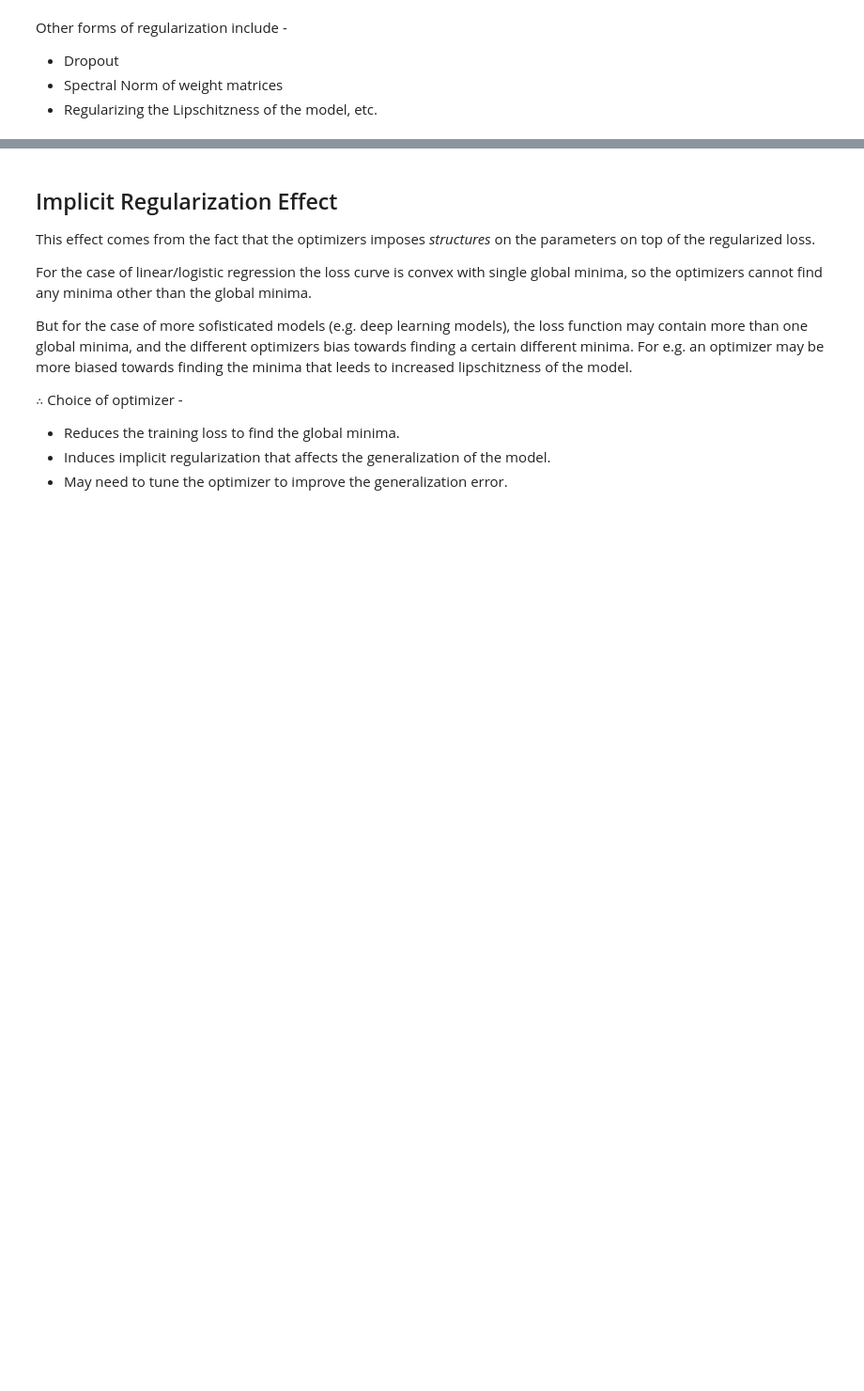
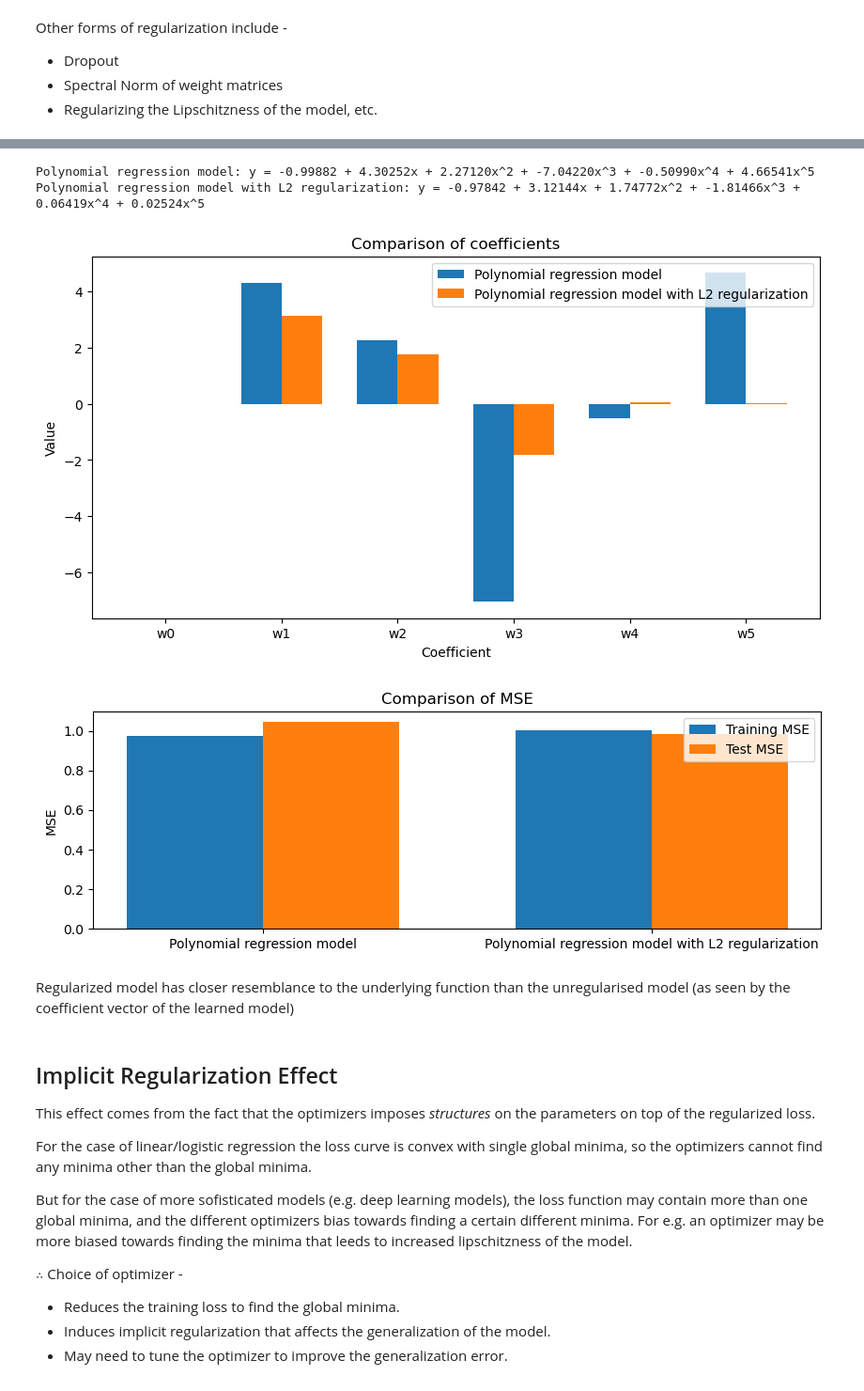
Before and after one commit to AshishSinha5/course_notes, a Jupyter notebook: cs229/chapter_9.ipynb, the cells around one changed output, grey strips where cells are left out. Shown at 94% size. Drawn from its saved outputs; the diff is of its cells as text; code cells hidden in the pictures; blank space fills up the shorter version.

```diff
--- a/cs229/chapter_9.ipynb
+++ b/cs229/chapter_9.ipynb
@@ -85,3 +216,43 @@ Other forms of regularization include -
+# %%
+# compare the coefficients of the two models
+print('Polynomial regression model: y = {:.5f} + {:.5f}x + {:.5f}x^2 + {:.5f}x^3 + {:.5f}x^4 + {:.5f}x^5'.format(model.intercept_[0], model.coef_[0][1], model.coef_[0][2], model.coef_[0][3], model.coef_[0][4], model.coef_[0][5]))
+print('Polynomial regression model with L2 regularization: y = {:.5f} + {:.5f}x + {:.5f}x^2 + {:.5f}x^3 + {:.5f}x^4 + {:.5f}x^5'.format(reg_model.intercept_[0], reg_model.coef_[0][1], reg_model.coef_[0][2], reg_model.coef_[0][3], reg_model.coef_[0][4], reg_model.coef_[0][5]))
+
+# bar plot of the coefficients two bars for each coefficient
+fig, ax = plt.subplots(figsize = (10, 5))
+ax.bar(np.arange(6), model.coef_[0], width = 0.35, label = 'Polynomial regression model')
+ax.bar(np.arange(6) + 0.35, reg_model.coef_[0], width = 0.35, label = 'Polynomial regression model with L2 regularization')
+ax.set_xticks(np.arange(6) + 0.35 / 2)
+ax.set_xticklabels(['w0', 'w1', 'w2', 'w3', 'w4', 'w5'])
+ax.set_xlabel('Coefficient')
+ax.set_ylabel('Value')
+ax.legend()
+plt.title('Comparison of coefficients')
+plt.show()
+
+# compare the MSE of the two models
+model_train_mse = mean_squared_error(train_y, model.predict(poly.transform(train_x)))
+model_test_mse = mean_squared_error(test_y, model.predict(poly.transform(test_x)))
+
+reg_model_train_mse = mean_squared_error(train_y, reg_model.predict(poly.transform(train_x)))
+reg_model_test_mse = mean_squared_error(test_y, reg_model.predict(poly.transform(test_x)))
+
+fig, ax = plt.subplots(figsize = (10, 3))
+ax.bar(np.arange(2), [model_train_mse, reg_model_train_mse], width = 0.35, label = 'Training MSE')
+ax.bar(np.arange(2) + 0.35, [model_test_mse, reg_model_test_mse], width = 0.35, label = 'Test MSE')
+ax.set_xticks(np.arange(2) + 0.35 / 2)
+ax.set_xticklabels(['Polynomial regression model', 'Polynomial regression model with L2 regularization'])
+ax.set_ylabel('MSE')
+ax.legend()
+plt.title('Comparison of MSE')
+plt.show()
+# %% [output]
+Polynomial regression model: y = -0.99882 + 4.30252x + 2.27120x^2 + -7.04220x^3 + -0.50990x^4 + 4.66541x^5
+Polynomial regression model with L2 regularization: y = -0.97842 + 3.12144x + 1.74772x^2 + -1.81466x^3 + 0.06419x^4 + 0.02524x^5
+[figure, added]
+[figure, added]
+# %% [markdown]
+Regularized model has closer resemblance to the underlying function than the unregularised model (as seen by the coefficient vector of the learned model)
 # %% [markdown]
 ## Implicit Regularization Effect
 
```
Also changed, not shown: parts of 7 cells of this notebook.
